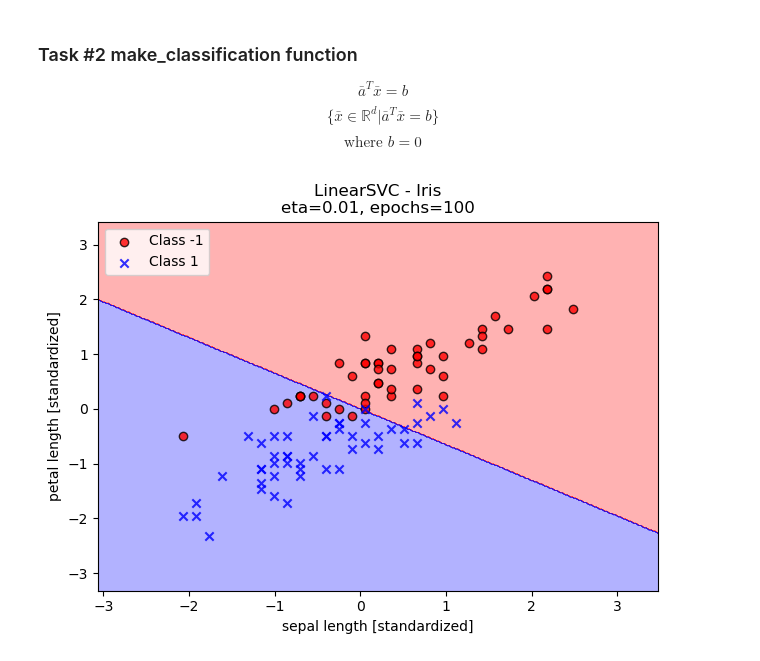
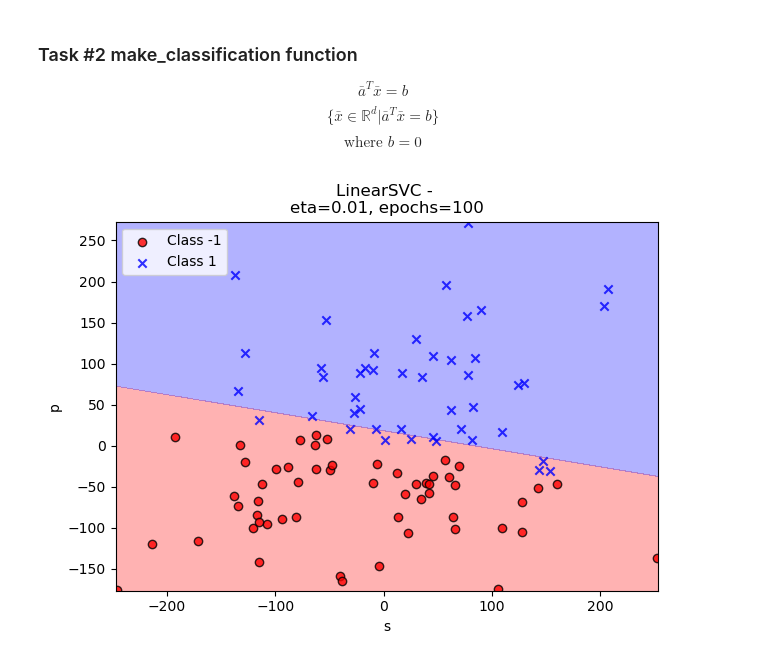
Before and after one commit to nnail0/429-hw2, a Jupyter notebook: linear_svc_mn.ipynb, the cells around one changed output. Cells and saved outputs as stored; diff of their text form; code cells hidden in the pictures.

```diff
--- a/linear_svc_mn.ipynb
+++ b/linear_svc_mn.ipynb
@@ -181,19 +182,22 @@ def plot_decision_regions(X, y, classifier, test_idx=None,
                     s=100, label='Test set')
 # %%
 #plotting the decision boundary found for linear svc on the Iris dataset
-svc = LinearSVC(n_iter=NUM_ITER, eta=ETA)
+svc = LinearSVC(n_iter=100, eta=0.001)
 X,Y = make_classification(d=2,n=100,u=100,seed=96)
+
 
 svc_start = datetime.now()
 svc.fit(X, Y)
 svc_end = datetime.now()
 SVC_t = (svc_end - svc_start).total_seconds() *1000
 
 plot_decision_regions(X, Y, classifier=svc)
 plt.title(f'LinearSVC - \n'
           f'eta={ETA}, epochs={NUM_ITER}')
 plt.xlabel('s')
 plt.ylabel('p')
 plt.legend(loc='upper left')
 plt.tight_layout()
 plt.show()
+# %% [output]
+[figure, added]
@@ -220,22 +204,3 @@ X_std4[:,1] = (X_4[:,1] - X_4[:,1].mean()) / X_4[:,1].std()
-# %%
-#plotting the decision boundary found for linear svc on the Iris dataset
-svc = LinearSVC(n_iter=NUM_ITER, eta=ETA)
-
-svc_iris_start = datetime.now()
-svc.fit(X_std4, Y_ref)
-svc_iris_end = datetime.now()
-SVC_IRIS_t = (svc_iris_end - svc_iris_start).total_seconds() *1000
-
-plot_decision_regions(X_std4, Y_ref, classifier=svc)
-plt.title(f'LinearSVC - Iris\n'
-          f'eta={ETA}, epochs={NUM_ITER}')
-plt.xlabel('sepal length [standardized]')
-plt.ylabel('petal length [standardized]')
-plt.legend(loc='upper left')
-plt.tight_layout()
-plt.show()
-# %% [output]
-[figure, removed]
 # %%
 #from LinearSVC import LinearSVC as mySVC
 #from sklearn.svm import LinearSVC as skSVC
```
Also changed, not shown: parts of 3 cells of this notebook.
